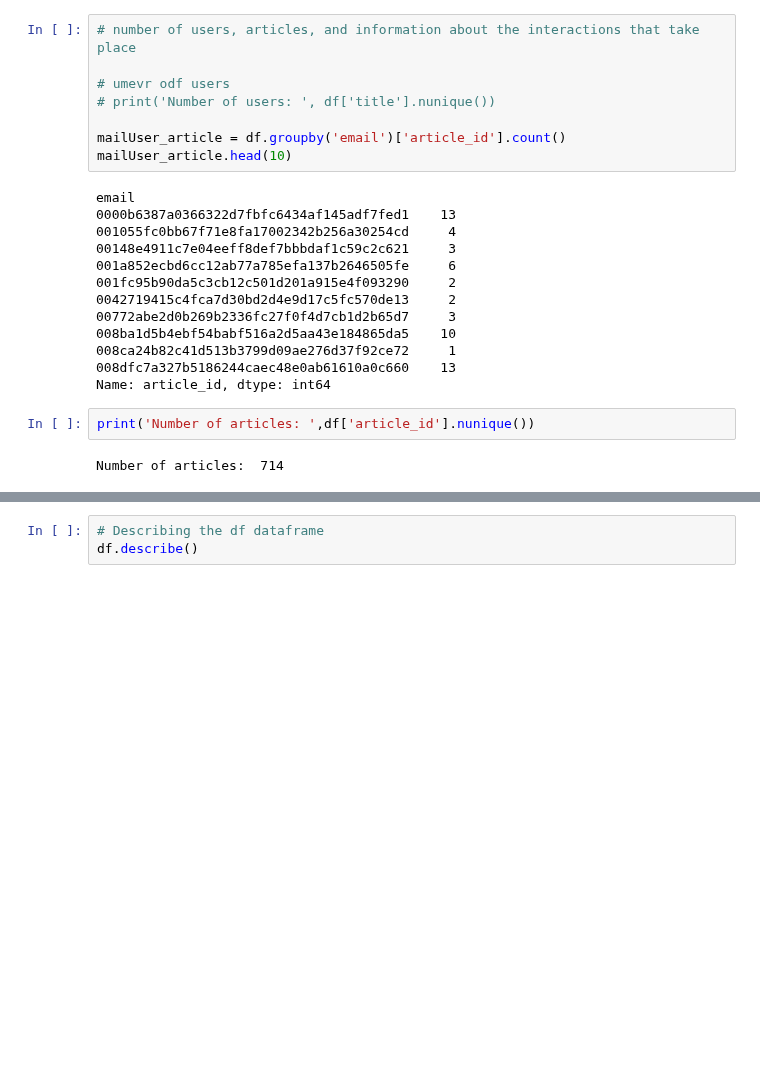
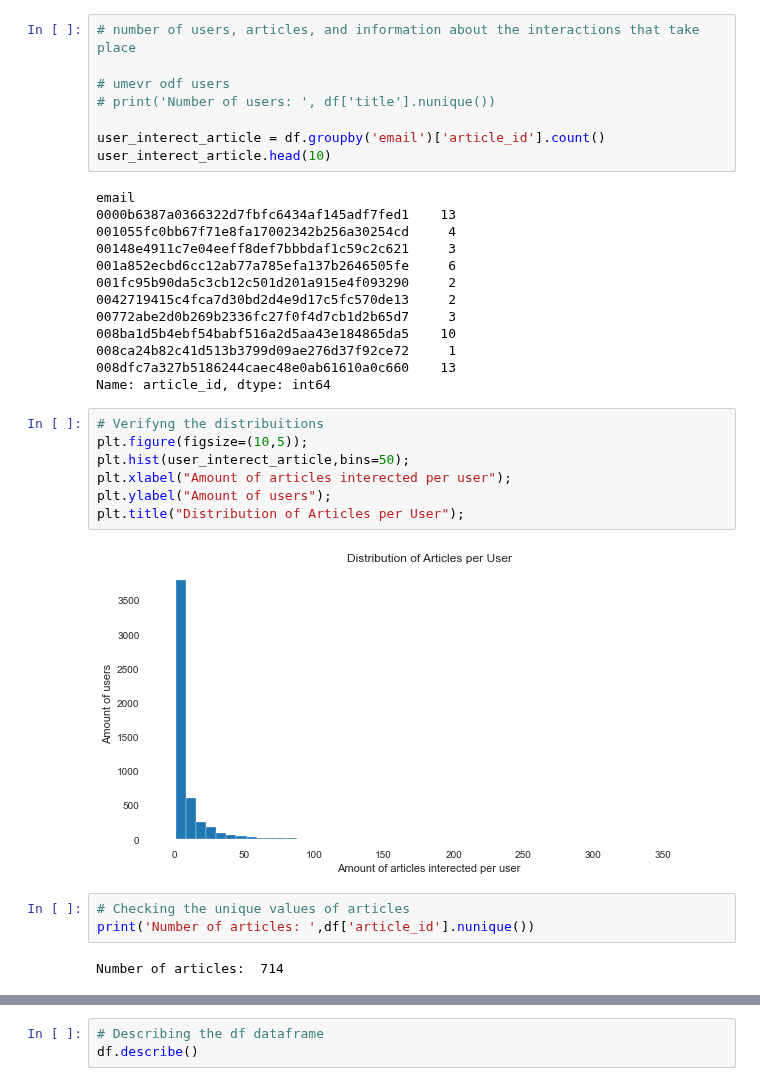
Before and after one commit to HenriqueMartinsPrado/Data-Scientist-Nano-Degree-Udacity, a Jupyter notebook: Chapter 5 - Experimental Design & Recommendations/Project Recommendations with IBM/Recommendations_with_IBM.ipynb, the cells around one changed output, grey strips where cells are left out. Drawn from its saved outputs; the diff is of its cells as text; blank space fills up the shorter version.

```diff
--- a/Chapter 5 - Experimental Design & Recommendations/Project Recommendations with IBM/Recommendations_with_IBM.ipynb
+++ b/Chapter 5 - Experimental Design & Recommendations/Project Recommendations with IBM/Recommendations_with_IBM.ipynb
@@ -84,8 +84,8 @@ profile_df_content.to_file(output_file=r'C:\Users\hik_m\Documents\Jornada do Con
 # umevr odf users
 # print('Number of users: ', df['title'].nunique())
 
-mailUser_article = df.groupby('email')['article_id'].count()
-mailUser_article.head(10)
+user_interect_article = df.groupby('email')['article_id'].count()
+user_interect_article.head(10)
 # %% [output]
 email
 0000b6387a0366322d7fbfc6434af145adf7fed1    13
@@ -99,7 +99,17 @@ email
 008ca24b82c41d513b3799d09ae276d37f92ce72     1
 008dfc7a327b5186244caec48e0ab61610a0c660    13
 Name: article_id, dtype: int64
+# %%
+# Verifyng the distribuitions
+plt.figure(figsize=(10,5));
+plt.hist(user_interect_article,bins=50);
+plt.xlabel("Amount of articles interected per user");
+plt.ylabel("Amount of users");
+plt.title("Distribution of Articles per User");
+# %% [output]
+[figure, added]
 # %%
+# Checking the unique values of articles
 print('Number of articles: ',df['article_id'].nunique())
 # %% [output]
 Number of articles:  714
```
Also changed, not shown: parts of 2 cells of this notebook.
